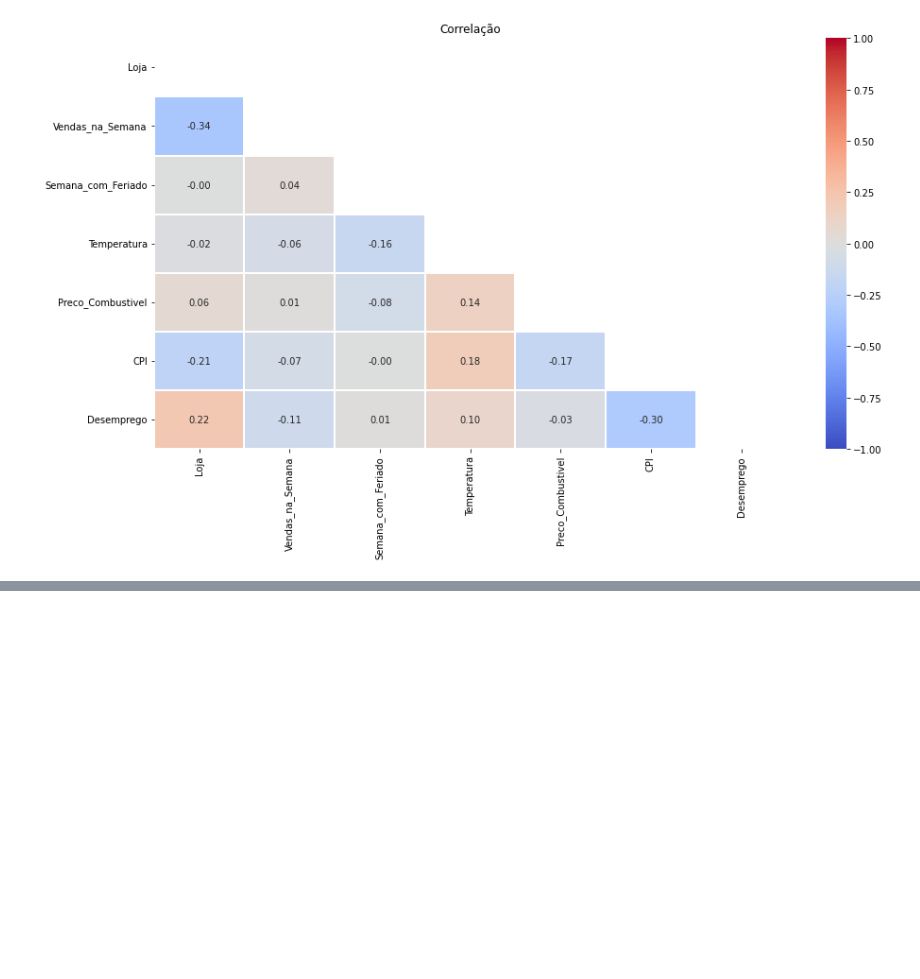
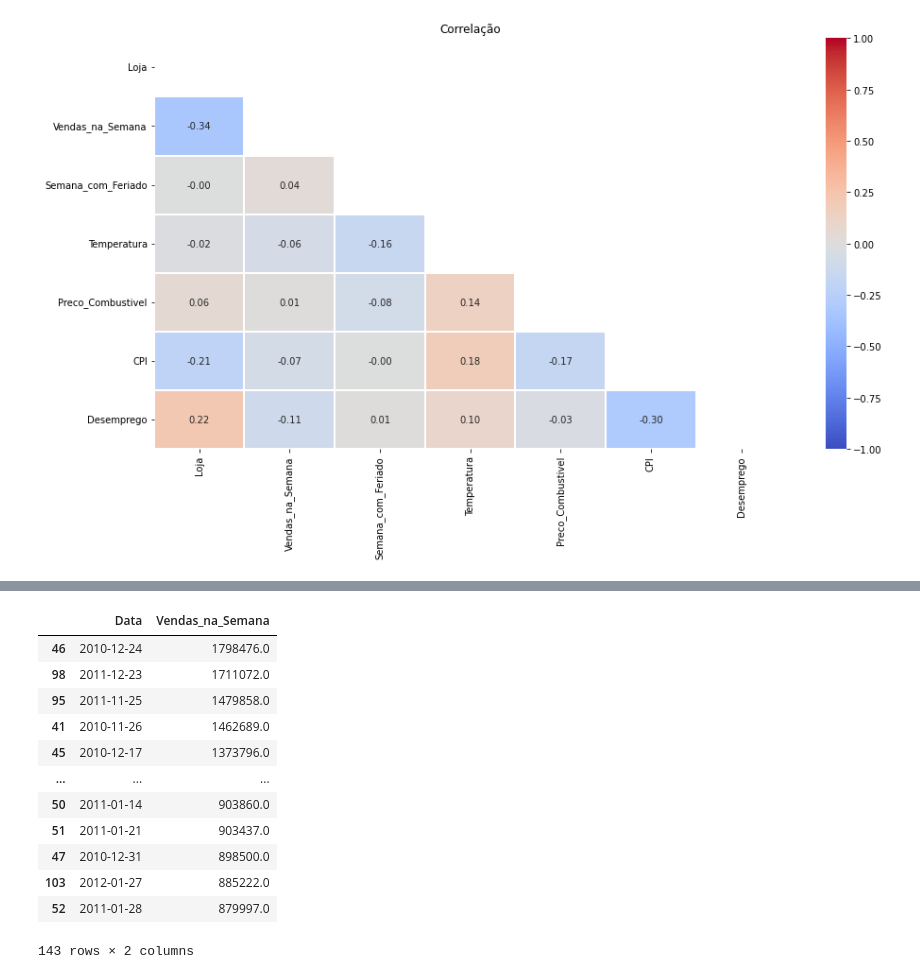
Before and after one commit to BenKefa/projetoGit, a Jupyter notebook: MiniProjeto_DBC_Slot4.ipynb, the cells around one changed output, grey strips where cells are left out. Cells and saved outputs as stored; diff of their text form; code cells hidden in the pictures; blank space fills up the shorter version.

```diff
--- a/MiniProjeto_DBC_Slot4.ipynb
+++ b/MiniProjeto_DBC_Slot4.ipynb
@@ -246,0 +331,21 @@ plt.show()
+# %%
+# Preço medio de vendas por loja
+media_vendas = df.groupby('Data',as_index=False)['Vendas_na_Semana'].mean()
+media_vendas = media_vendas.round()
+media_vendas = media_vendas.sort_values(by='Vendas_na_Semana',ascending=False)
+
+media_vendas
+# %% [output]
+|  | Data | Vendas_na_Semana |
+| 46 | 2010-12-24 | 1798476.0 |
+| 98 | 2011-12-23 | 1711072.0 |
+| 95 | 2011-11-25 | 1479858.0 |
+| 41 | 2010-11-26 | 1462689.0 |
+| 45 | 2010-12-17 | 1373796.0 |
+| ... | ... | ... |
+| 50 | 2011-01-14 | 903860.0 |
+| 51 | 2011-01-21 | 903437.0 |
+| 47 | 2010-12-31 | 898500.0 |
+| 103 | 2012-01-27 | 885222.0 |
+| 52 | 2011-01-28 | 879997.0 |
+143 rows × 2 columns
```
Also changed, not shown: parts of 10 cells of this notebook.
